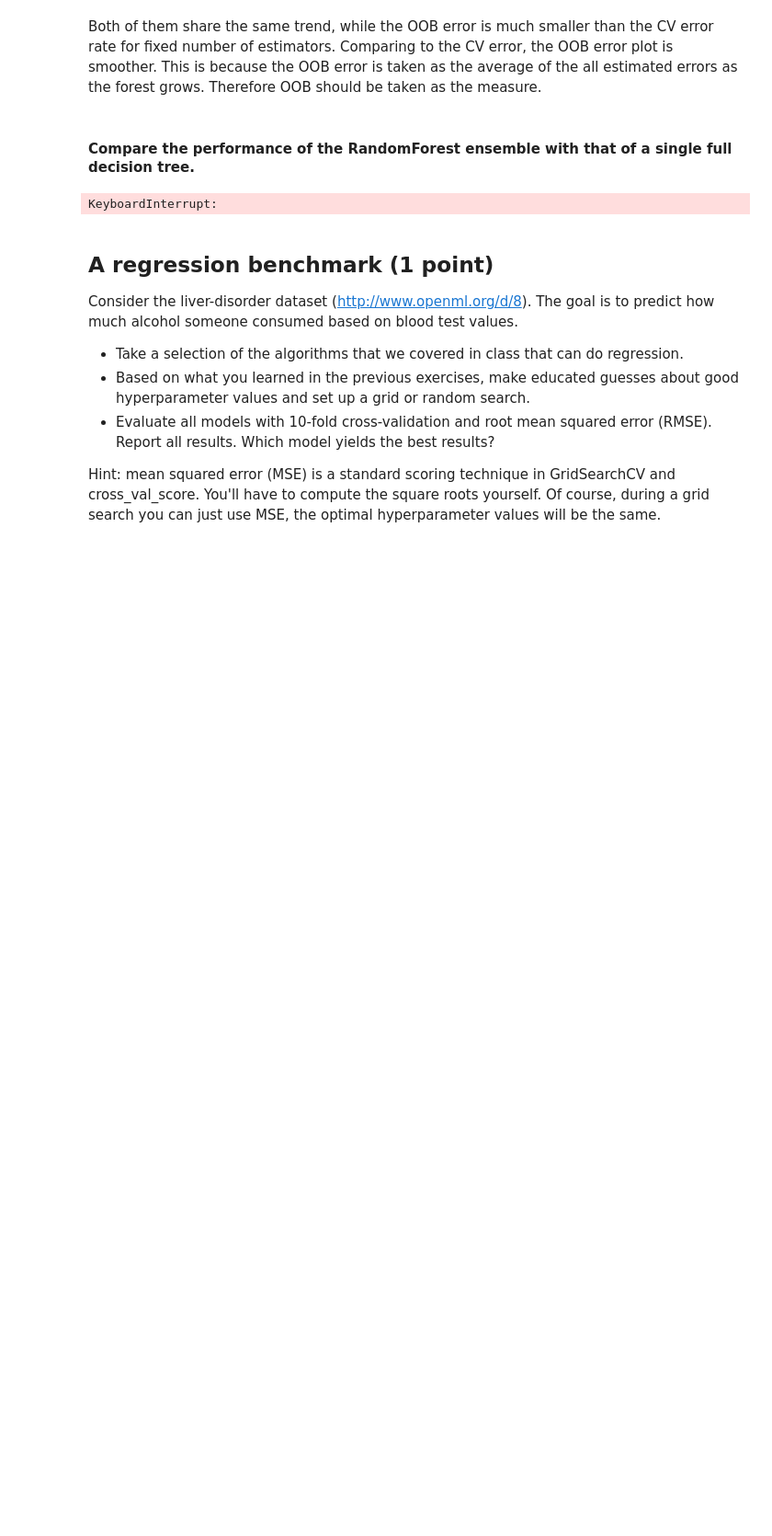
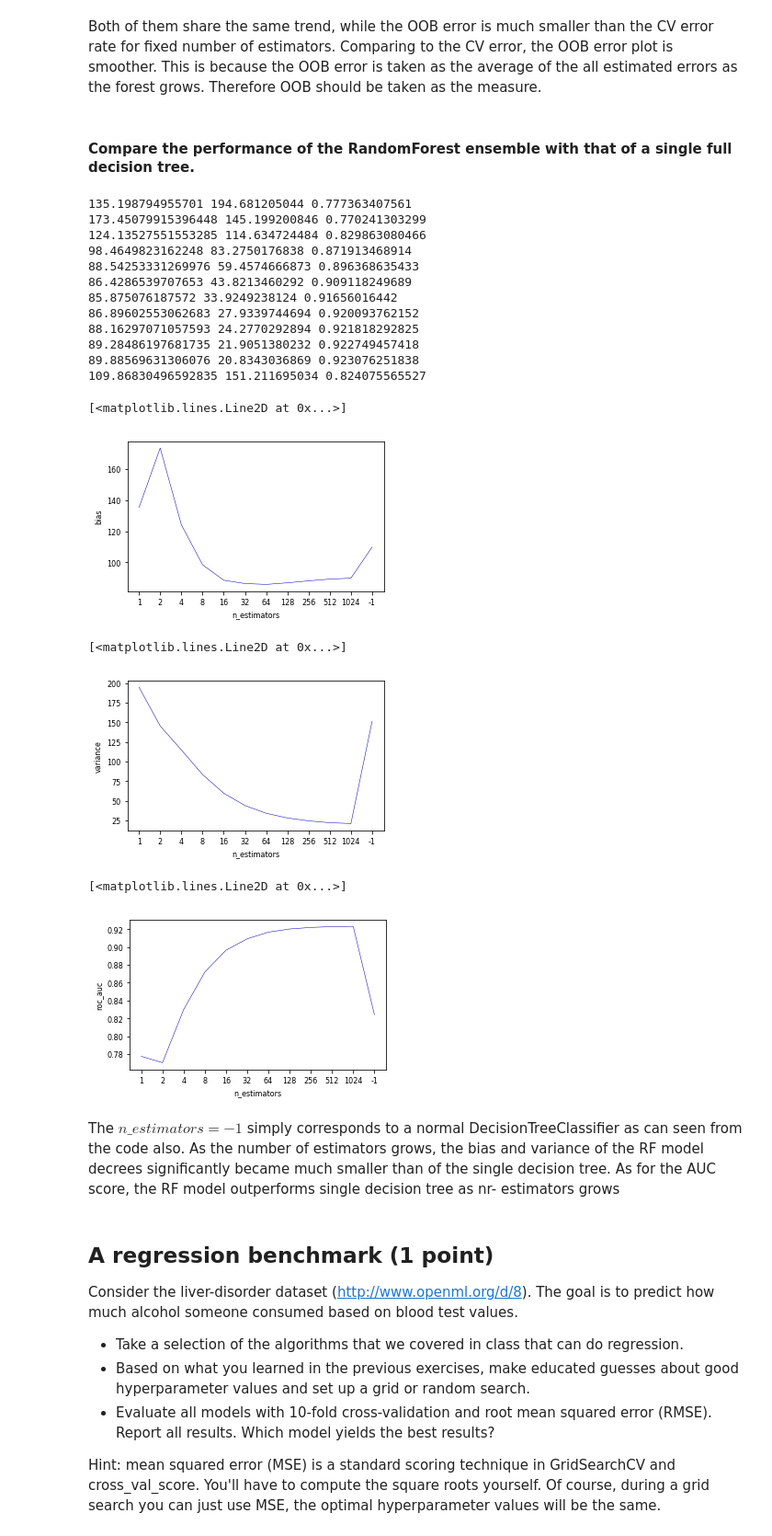
Before and after one commit to surajiyer/Machine-learning, a Jupyter notebook: A1-Iyer-Chen.ipynb, the cells around one changed output. Shown at 92% size. Drawn from its saved outputs; the diff is of its cells as text; code cells hidden in the pictures; blank space fills up the shorter version.

```diff
--- a/A1-Iyer-Chen.ipynb
+++ b/A1-Iyer-Chen.ipynb
@@ -483,10 +477,9 @@ for i in n_estimators:
     results.append(1 - scores.mean())
 
 # plot the data
-plt.plot(n_estimators, results, label="Error rate")
+plt.plot(n_estimators, results)
 _ = plt.ylabel("Error rate")
 _ = plt.xlabel("n_estimators")
-_ = plt.legend()
 # %% [output]
 [<matplotlib.lines.Line2D at 0x...>]
 [figure]
@@ -500,20 +493,20 @@ from sklearn.tree import DecisionTreeClassifier
 from sklearn.metrics import roc_auc_score
 
 n_repeat = 100
-ss = ShuffleSplit(n_splits=n_repeat, train_size=0.66, test_size=0.34, random_state=66)
+ss = ShuffleSplit(n_splits=n_repeat, train_size=0.66, random_state=66)
 clf = ensemble.RandomForestClassifier(random_state=66, n_jobs=-1)
-n_estimators = [2**i for i in range(0, 12)]+[-1]
-results = {'bias': [], 'variance': []}
+n_estimators = [2**i for i in range(0, 11)]+[-1]
+results = {'bias': [], 'variance': [], 'score': []}
 
 def bias(x_true, x_predicted):
-    return (x_true - np.mean(x_predicted))**2
+    return (1 - x_predicted.count(x_true)/len(x_predicted))**2
 
 def variance(x_predicted):
     P_class_1 = np.mean(x_predicted)
     P_class_0 = 1 - P_class_1
     return (1 - ((P_class_1)**2 + (P_class_0)**2))/ 2
 
-for i in n_estimators:
+for c, i  in enumerate(n_estimators):
     predictions = [[] for _ in range(len(y))]
     scores = []
 
@@ -524,40 +517,60 @@ for i in n_estimators:
 
     for train_index, test_index in ss.split(X):
         # Train and predict
         _ = clf.fit(X[train_index], y[train_index])
         y_pred = clf.predict(X[test_index])
         scores.append(roc_auc_score(y[test_index], y_pred))
 
         # Store predictions
         for k, index in enumerate(test_index):
             predictions[index].append(y_pred[k])
 
     bias_sq = sum([bias(y[k], x) * (len(x) / n_repeat) for k, x in enumerate(predictions)])
     var = sum([variance(x) * (len(x) / n_repeat) for x in predictions])
     results['bias'].append(bias_sq)
     results['variance'].append(var)
     results['score'].append(np.mean(scores))
+    print(results['bias'][c], results['variance'][c], results['score'][c])
 
 # plot the data
-plt.plot(n_estimators, results['bias'])
+plt.plot(np.arange(len(n_estimators)), results['bias'])
 _ = plt.ylabel("bias")
 _ = plt.xlabel("n_estimators")
-_ = plt.legend()
+_ = plt.xticks(np.arange(len(n_estimators)), n_estimators)
 plt.show()
 
-plt.plot(n_estimators, results['variance'])
+plt.plot(np.arange(len(n_estimators)), results['variance'])
 _ = plt.ylabel("variance")
 _ = plt.xlabel("n_estimators")
-_ = plt.legend()
+_ = plt.xticks(np.arange(len(n_estimators)), n_estimators)
 plt.show()
 
-plt.plot(n_estimators, results['score'])
+plt.plot(np.arange(len(n_estimators)), results['score'])
 _ = plt.ylabel("roc_auc")
 _ = plt.xlabel("n_estimators")
-_ = plt.legend()
+_ = plt.xticks(np.arange(len(n_estimators)), n_estimators)
 plt.show()
 # %% [output]
-KeyboardInterrupt:
+135.198794955701 194.681205044 0.777363407561
+173.45079915396448 145.199200846 0.770241303299
+124.13527551553285 114.634724484 0.829863080466
+98.4649823162248 83.2750176838 0.871913468914
+88.54253331269976 59.4574666873 0.896368635433
+86.4286539707653 43.8213460292 0.909118249689
+85.875076187572 33.9249238124 0.91656016442
+86.89602553062683 27.9339744694 0.920093762152
+88.16297071057593 24.2770292894 0.921818292825
+89.28486197681735 21.9051380232 0.922749457418
+89.88569631306076 20.8343036869 0.923076251838
+109.86830496592835 151.211695034 0.824075565527
+[<matplotlib.lines.Line2D at 0x...>]
+[figure, added]
+[<matplotlib.lines.Line2D at 0x...>]
+[figure, added]
+[<matplotlib.lines.Line2D at 0x...>]
+[figure, added]
+# %% [markdown]
+The $n\_estimators=-1$ simply corresponds to a normal DecisionTreeClassifier as can seen from the code also. As the number of estimators grows, the bias and variance of the RF model decrees significantly became much smaller than of the single decision tree. As for the AUC score, the RF model outperforms single decision tree as nr- estimators grows
 # %% [markdown]
 ## A regression benchmark (1 point)
 Consider the liver-disorder dataset (http://www.openml.org/d/8). The goal is to predict how much alcohol someone consumed based on blood test values.
```
Also changed, not shown: parts of 5 cells of this notebook.
